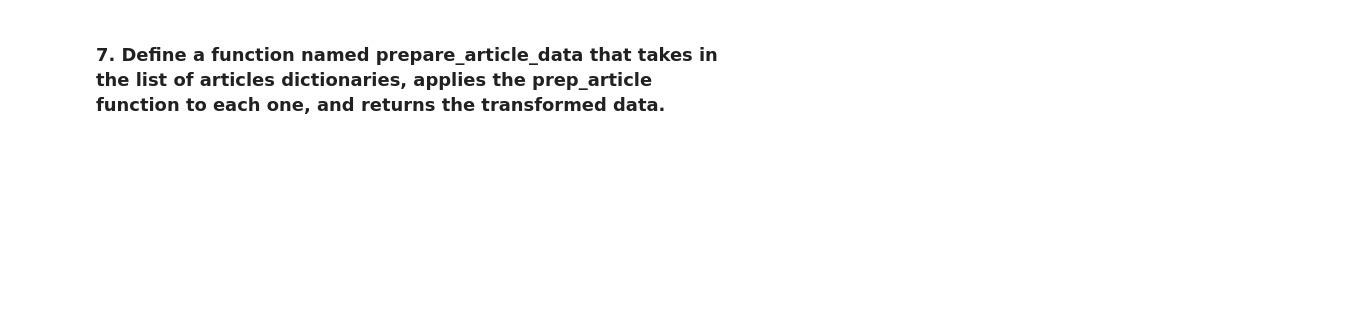
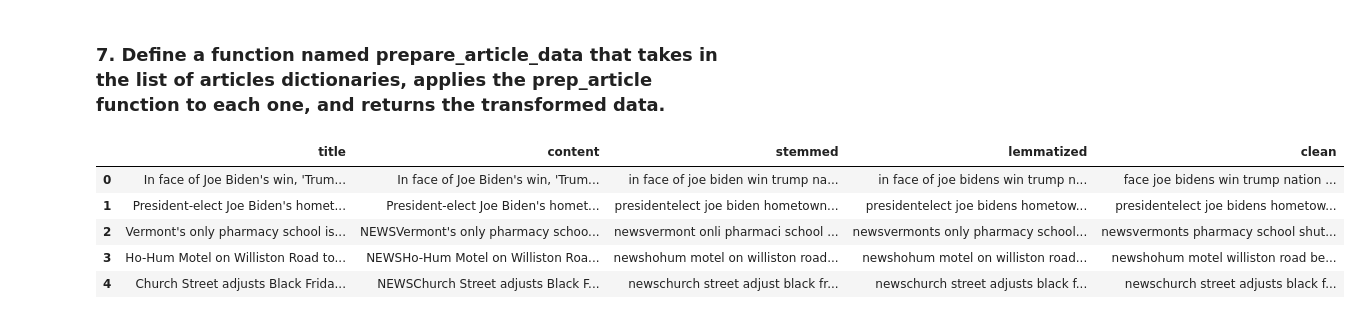
Before and after one commit to CSolitaire/natural-language-processing-exercises, a Jupyter notebook: exercise_prepare.ipynb, the cells around one changed output. Saved outputs shown, nothing was run; the diff lists cells and outputs as text; code cells hidden in the pictures; blank space fills up the shorter version.

```diff
--- a/exercise_prepare.ipynb
+++ b/exercise_prepare.ipynb
@@ -121,7 +130,7 @@ article_lemmatized
 #### Sanity Check
 # %%
 wnl = nltk.stem.WordNetLemmatizer()
-lemmas = [wnl.lemmatize(word) for word in article_stemmed.split()]
+lemmas = [wnl.lemmatize(word) for word in token.split()]
 pd.Series(lemmas).value_counts()[:10]
 # %% [output]
 the      93
@@ -163,0 +183,5 @@ Removed 688 stopwords
+# %%
+#lets just make a simple dataframe to figure out what to do
+
+df = pd.DataFrame({'a': ['one', 3, 4], 'b': ['ONE', 'ONCE', "WON'T"]})
+df
@@ -163,0 +193,12 @@ Removed 688 stopwords
+# %%
+   df['clean'] = df[column].apply(basic_clean)\
+                 .apply(tokenize)\
+                 .apply(remove_stopwords)\
+                 .apply(lemmatize)
+    df['stemmed'] = df[column].apply(basic_clean).apply(stem)
+    df['lemmatized'] = df[column].apply(basic_clean).apply(lemmatize)
+
+    return df[['title', 'content', 'stemmed', 'lemmatized', 'clean']]
+# %%
+# Turn a dataframe in to dict
+news = news.set_index('title').T.to_dict('list')
@@ -165,0 +337,10 @@ Removed 688 stopwords
+# %%
+df = prep_article_data(news, 'content')
+df
+# %% [output]
+|  | title | content | stemmed | lemmatized | clean |
+| 0 | In face of Joe Biden's win, 'Trum... | In face of Joe Biden's win, 'Trum... | in face of joe biden win trump na... | in face of joe bidens win trump n... | face joe bidens win trump nation ... |
+| 1 | President-elect Joe Biden's homet... | President-elect Joe Biden's homet... | presidentelect joe biden hometown... | presidentelect joe bidens hometow... | presidentelect joe bidens hometow... |
+| 2 | Vermont's only pharmacy school is... | NEWSVermont's only pharmacy schoo... | newsvermont onli pharmaci school ... | newsvermonts only pharmacy school... | newsvermonts pharmacy school shut... |
+| 3 | Ho-Hum Motel on Williston Road to... | NEWSHo-Hum Motel on Williston Roa... | newshohum motel on williston road... | newshohum motel on williston road... | newshohum motel williston road be... |
+| 4 | Church Street adjusts Black Frida... | NEWSChurch Street adjusts Black F... | newschurch street adjust black fr... | newschurch street adjusts black f... | newschurch street adjusts black f... |
```
Also changed, not shown: parts of 11 cells of this notebook.
